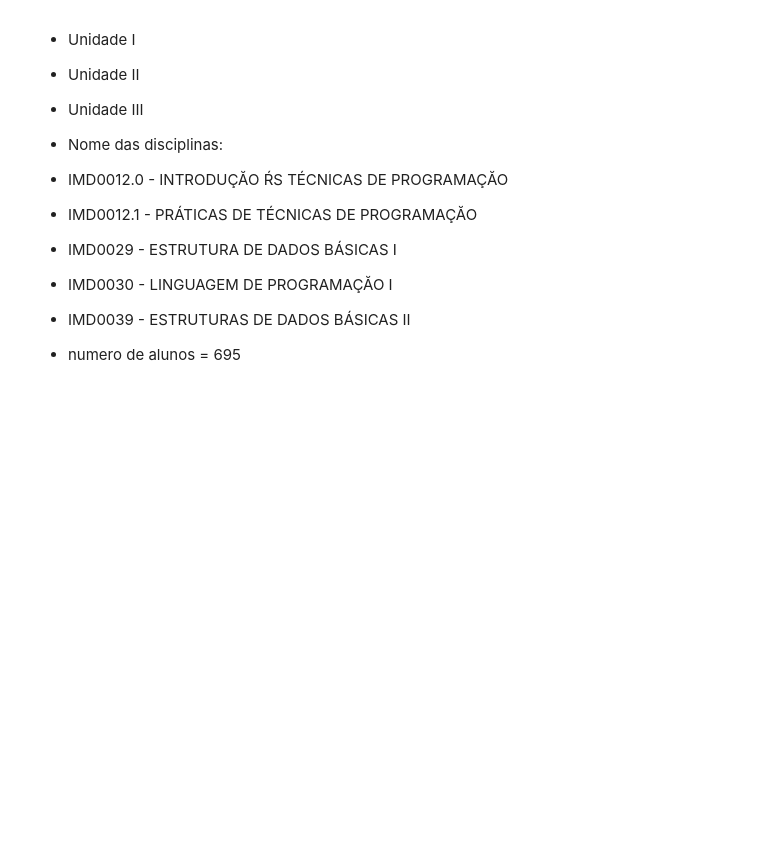
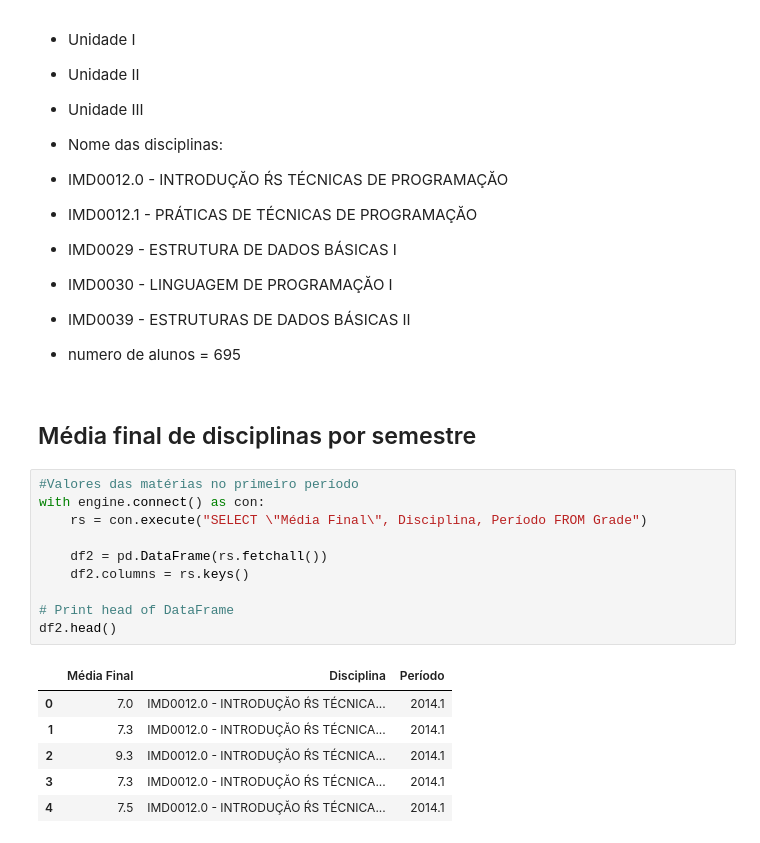
Before and after one commit to NalbertLeal/Analyze-the-performance-of-IMD-s-students---unid3-ativ1, a Jupyter notebook: Programming_disciplines.ipynb, the cells around one changed output. Drawn from its saved outputs; the diff is of its cells as text; blank space fills up the shorter version.

```diff
--- a/Programming_disciplines.ipynb
+++ b/Programming_disciplines.ipynb
@@ -59,3 +68,22 @@ df.head()
  - IMD0039 - ESTRUTURAS DE DADOS BÁSICAS II
 
 - numero de alunos = 695
+# %% [markdown]
+## Média final de disciplinas por semestre
+# %%
+#Valores das matérias no primeiro período
+with engine.connect() as con:
+    rs = con.execute("SELECT \"Média Final\", Disciplina, Período FROM Grade")
+
+    df2 = pd.DataFrame(rs.fetchall())
+    df2.columns = rs.keys()
+
+# Print head of DataFrame
+df2.head()
+# %% [output]
+|  | Média Final | Disciplina | Período |
+| 0 | 7.0 | IMD0012.0 - INTRODUÇĂO ŔS TÉCNICA... | 2014.1 |
+| 1 | 7.3 | IMD0012.0 - INTRODUÇĂO ŔS TÉCNICA... | 2014.1 |
+| 2 | 9.3 | IMD0012.0 - INTRODUÇĂO ŔS TÉCNICA... | 2014.1 |
+| 3 | 7.3 | IMD0012.0 - INTRODUÇĂO ŔS TÉCNICA... | 2014.1 |
+| 4 | 7.5 | IMD0012.0 - INTRODUÇĂO ŔS TÉCNICA... | 2014.1 |
```
Also changed, not shown: parts of 12 cells of this notebook.
